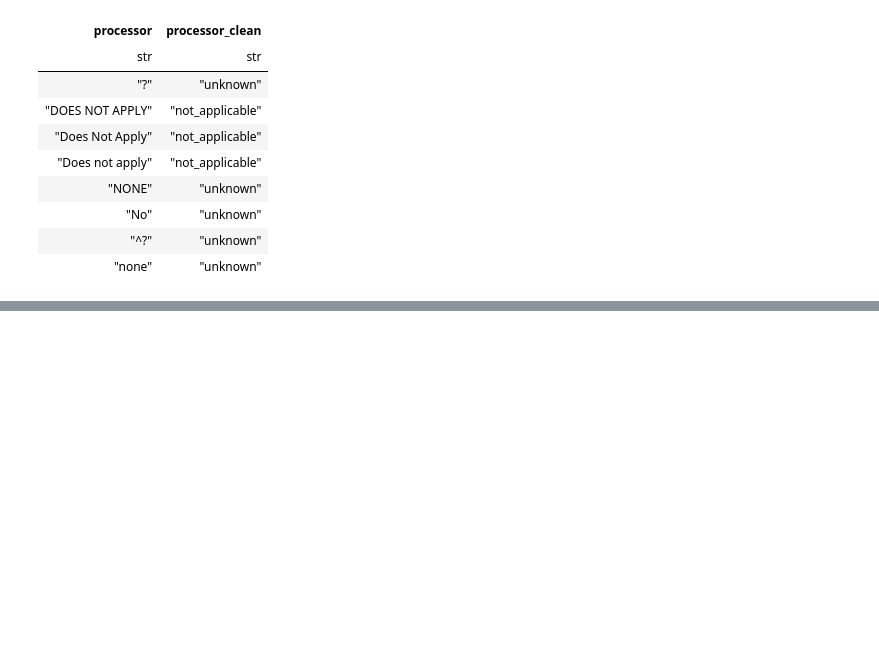
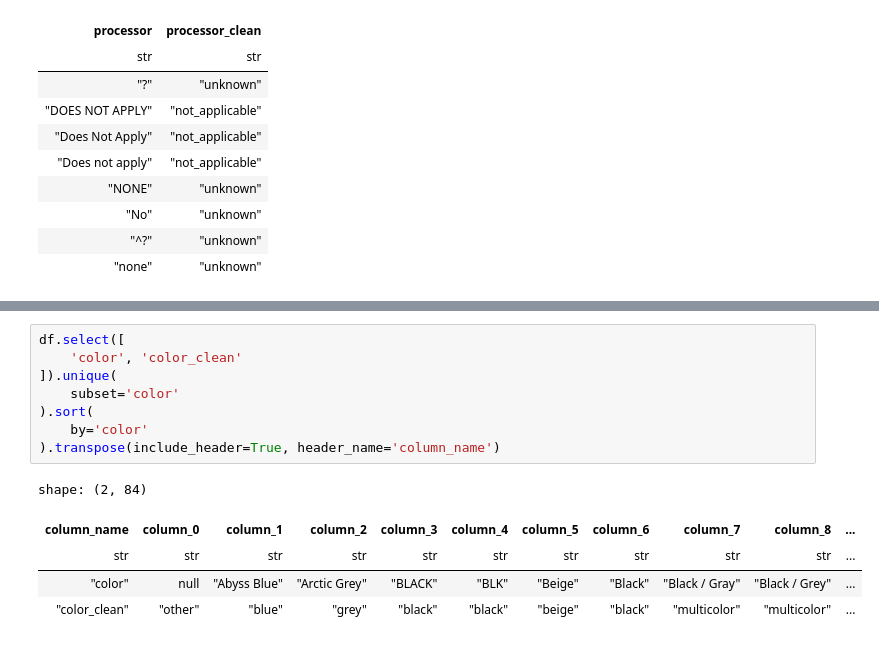
Before and after one commit to jxareas/laptop-price-catboost, a Jupyter notebook: notebooks/laptop_data_cleansing.ipynb, the cells around one changed output, grey strips where cells are left out. Saved outputs shown, nothing was run; the diff lists cells and outputs as text; blank space fills up the shorter version.

```diff
--- a/notebooks/laptop_data_cleansing.ipynb
+++ b/notebooks/laptop_data_cleansing.ipynb
@@ -395,0 +512,14 @@ shape: (8, 2)
+# %%
+df.select([
+    'color', 'color_clean'
+]).unique(
+    subset='color'
+).sort(
+    by='color'
+).transpose(include_header=True, header_name='column_name')
+# %% [output]
+shape: (2, 84)
+| column_name | column_0 | column_1 | column_2 | column_3 | column_4 | column_5 | column_6 | column_7 | column_8 | ... |
+| str | str | str | str | str | str | str | str | str | str | ... |
+| "color" | null | "Abyss Blue" | "Arctic Grey" | "BLACK" | "BLK" | "Beige" | "Black" | "Black / Gray" | "Black / Grey" | ... |
+| "color_clean" | "other" | "blue" | "grey" | "black" | "black" | "beige" | "black" | "multicolor" | "multicolor" | ... |
```
Also changed, not shown: parts of 9 cells of this notebook, 1 other file.
